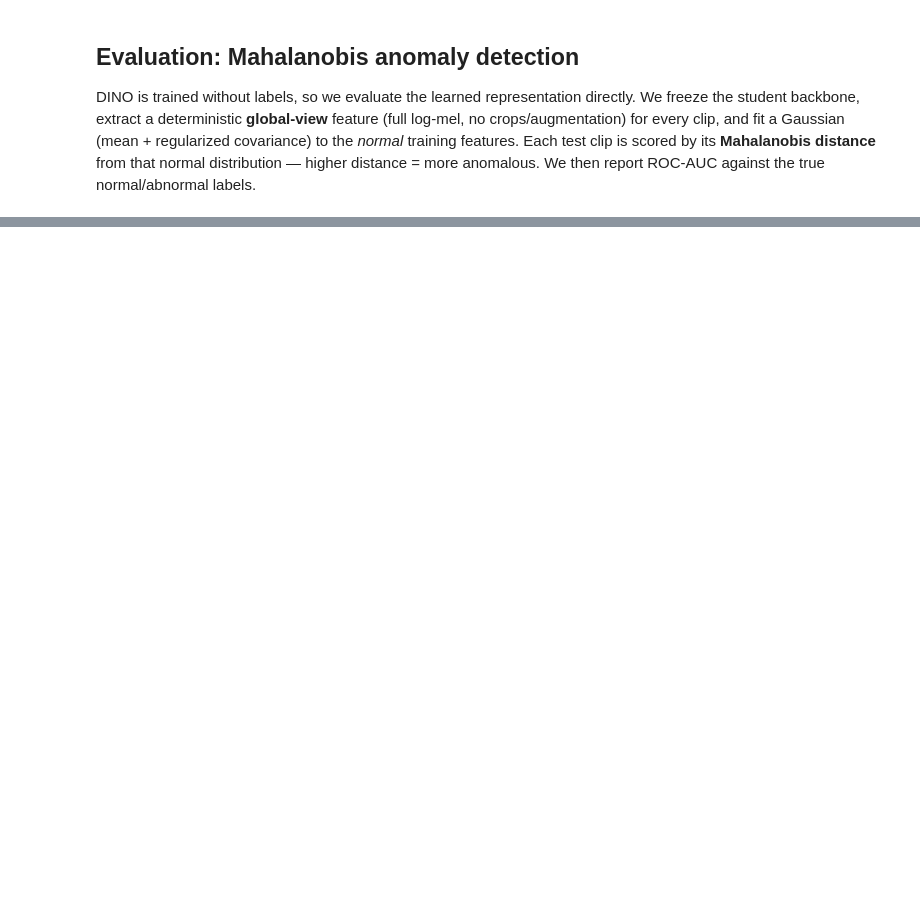
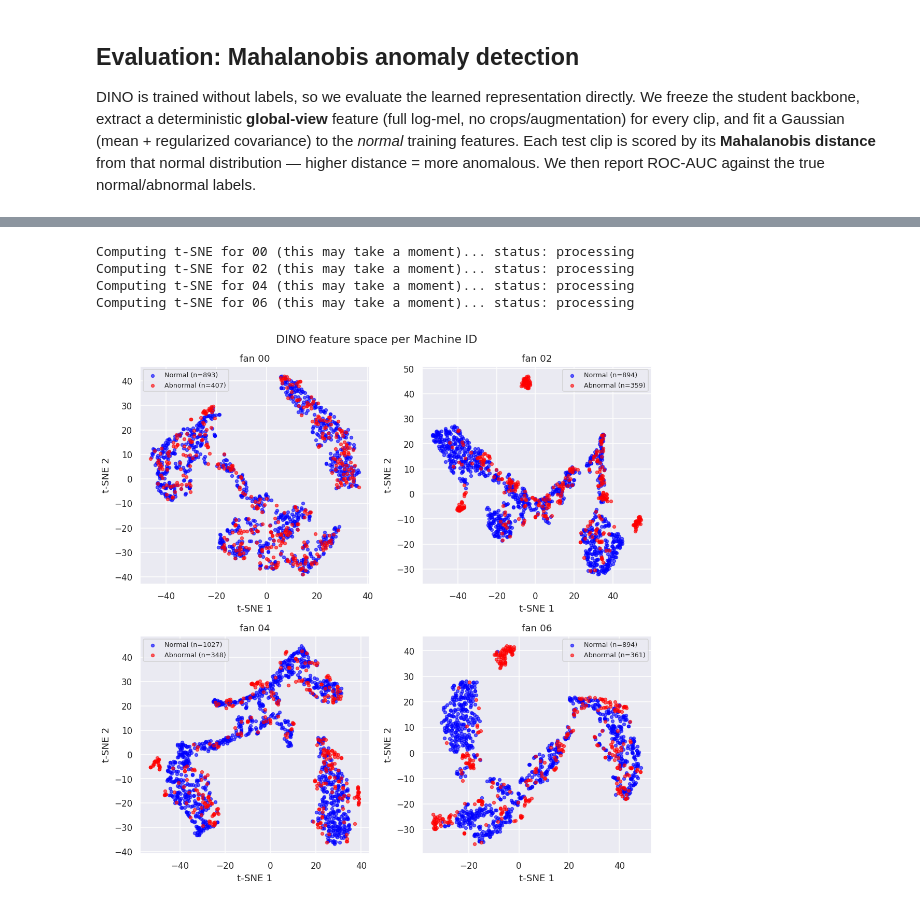
Before and after one commit to wikiwa1/ASD-with-SSL, a Jupyter notebook: dino_asd.ipynb, the cells around one changed output, grey strips where cells are left out. Saved outputs shown, nothing was run; the diff lists cells and outputs as text; code cells hidden in the pictures; blank space fills up the shorter version.

```diff
--- a/dino_asd.ipynb
+++ b/dino_asd.ipynb
@@ -488,0 +659,50 @@ Test ROC-AUC: 0.5472
+# %%
+from sklearn.manifold import TSNE
+
+fig, axes = plt.subplots(2, 2, figsize=(10, 10), sharey=False)
+fig.suptitle('DINO feature space per Machine ID')
+
+# Flatten axes to 1D array for easier iteration in the loop
+for ax, id in zip(axes.flatten(), MACHINE_IDS):
+    Train, Test = train_test(machine=MACHINE, id=id, verbosity=0)
+    student, teacher = dino_trainer(Train, pretrain=PRETRAIN,
+                                    save_path=f"/content/drive/MyDrive/ASD-with-SSL/dino_{MACHINE}_{id:02d}_student.pt",
+                                    verbosity=0)
+
+    # Extract features for this specific machine ID
+    train_feats, _ = extract_features(student.backbone, Train)
+    test_feats, test_labels = extract_features(student.backbone, Test)
+
+    # Combine train (all normal) and test features for joint visualization
+    all_feats = torch.cat([train_feats, test_feats])
+    all_labels = torch.cat([
+        torch.zeros(train_feats.shape[0]),
+        test_labels
+    ])
+
+    # t-SNE projection to 2D
+    print(f"Computing t-SNE for {id:02d} (this may take a moment)... status: processing")
+    tsne = TSNE(n_components=2, random_state=42, perplexity=30, max_iter=1000)
+    feats_2d = tsne.fit_transform(all_feats.numpy())
+
+    # Separate by label for plotting
+    normal_mask = all_labels == 0
+    abnormal_mask = all_labels == 1
+
+    ax.scatter(feats_2d[normal_mask, 0], feats_2d[normal_mask, 1],
+               alpha=0.6, s=15, label=f'Normal (n={normal_mask.sum()})', color='blue')
+    ax.scatter(feats_2d[abnormal_mask, 0], feats_2d[abnormal_mask, 1],
+               alpha=0.6, s=15, label=f'Abnormal (n={abnormal_mask.sum()})', color='red')
+    ax.set_xlabel("t-SNE 1")
+    ax.set_ylabel("t-SNE 2")
+    ax.set_title(f"{MACHINE} {id:02d}")
+    ax.legend(fontsize='x-small')
+
+plt.tight_layout()
+plt.show()
+# %% [output]
+Computing t-SNE for 00 (this may take a moment)... status: processing
+Computing t-SNE for 02 (this may take a moment)... status: processing
+Computing t-SNE for 04 (this may take a moment)... status: processing
+Computing t-SNE for 06 (this may take a moment)... status: processing
+[figure, added]
```
Also changed, not shown: parts of 26 cells of this notebook, 2 other files.
